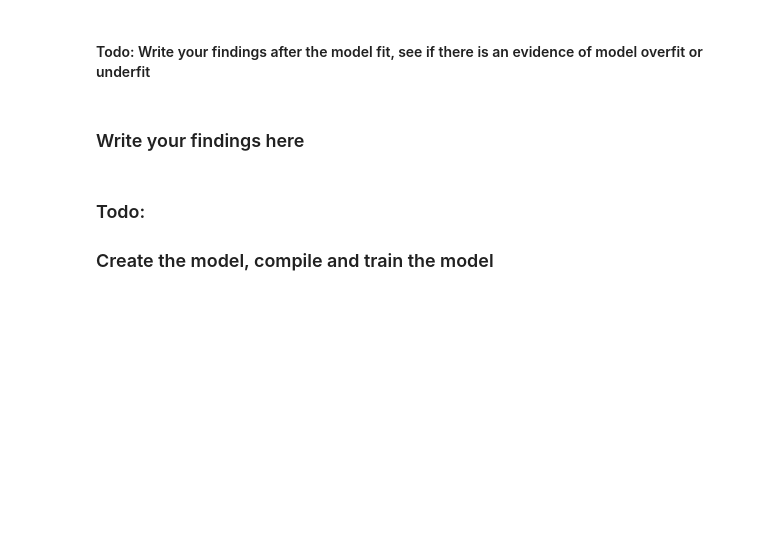
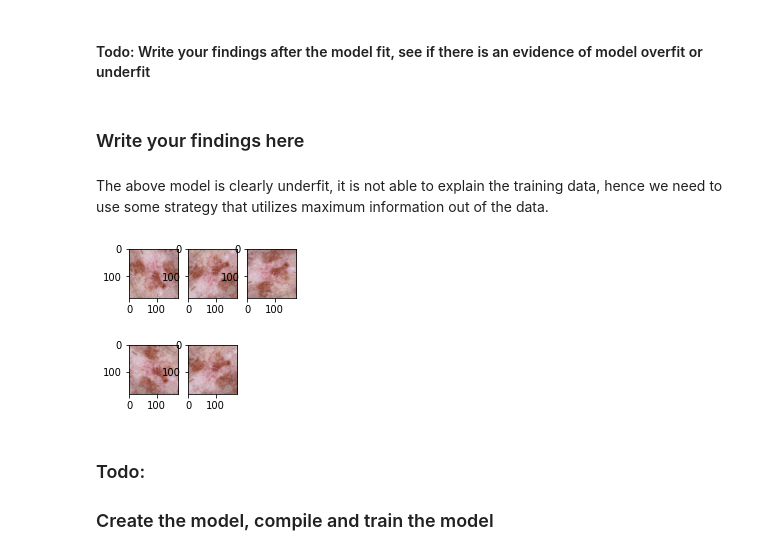
Before and after one commit to maniraj1234/MelanomaDetectionNN, a Jupyter notebook: MelanomaDetection_colab.ipynb, the cells around one changed output. Cells and saved outputs as stored; diff of their text form; code cells hidden in the pictures; blank space fills up the shorter version.

```diff
--- a/MelanomaDetection_colab.ipynb
+++ b/MelanomaDetection_colab.ipynb
@@ -201,3 +306,19 @@ plt.show()
+# %% [markdown]
+The above model is clearly underfit, it is not able to explain the training data, hence we need to use some strategy that utilizes maximum information out of the data.
+# %%
+# Todo, after you have analysed the model fit history for presence of underfit or overfit, choose an appropriate data augumentation strategy.
+data_augmentation = tf.keras.Sequential([
+  layers.RandomFlip("horizontal_and_vertical"),
+  layers.RandomRotation(0.4)
+])
+aug_ds = train_ds.map(lambda x, y: (data_augmentation(x), y))
+image_batch, labels_batch = next(iter(aug_ds))
+plt.figure(figsize=(3,5))
+for i in range(5):
+  ax = plt.subplot(3, 3, i+1)
+  plt.imshow(data_augmentation(image_batch[1]).numpy().astype('uint8'))
+# %% [output]
+[figure, added]
 # %%
 # Todo, visualize how your augmentation strategy works for one instance of training image.
 # Your code goes here
```
Also changed, not shown: parts of 24 cells of this notebook.
